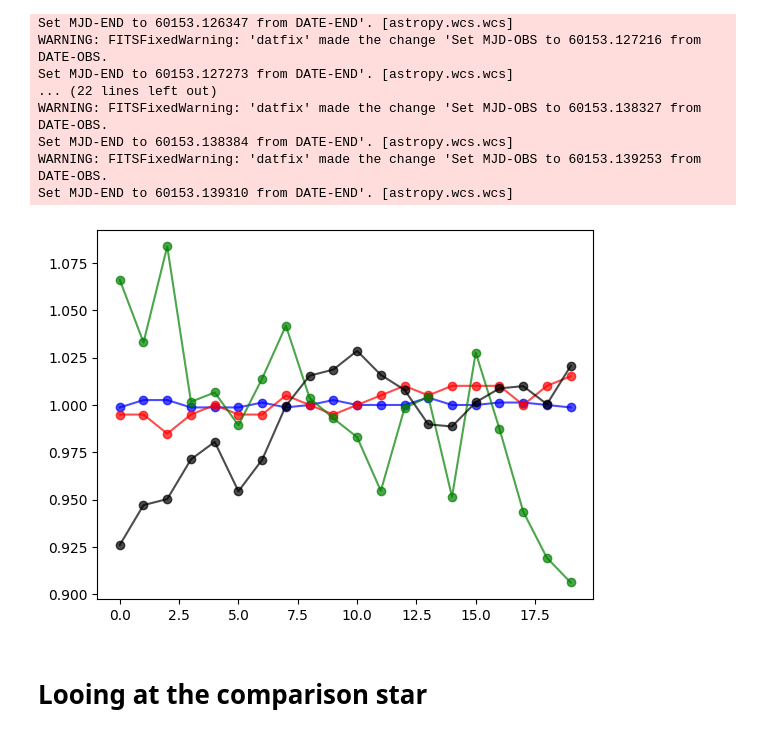
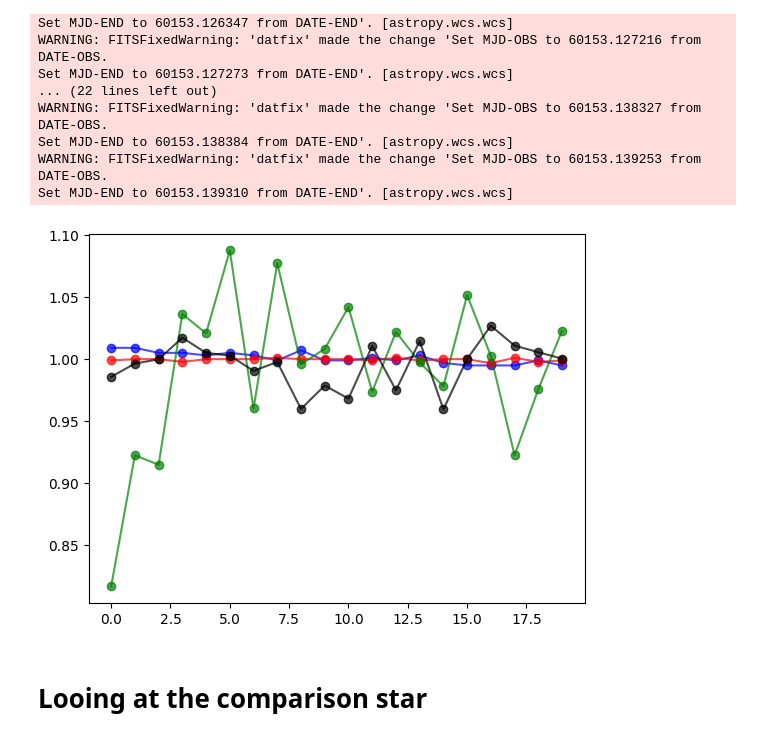
Before and after one commit to DBernardes/Tools-for-the-MOPTOP-pipeline-products, a Jupyter notebook: photometry_extraction.ipynb, the cells around one changed output. Drawn from its saved outputs; the diff is of its cells as text; code cells hidden in the pictures.

```diff
--- a/photometry_extraction.ipynb
+++ b/photometry_extraction.ipynb
@@ -135,22 +135,22 @@ Set MJD-END to 60153.139310 from DATE-END'. [astropy.wcs.wcs]
 # %%
 import pandas as pd
 import matplotlib.pyplot as plt
 
-file = os.path.join(src_path, "..", "photometry", "comparison3_cam3.csv")
+file = os.path.join(src_path, "..", "photometry", "comparison1_cam3.csv")
 df = pd.read_csv(file)
 x, y, radius, photons = df["xcoord"], df["ycoord"], df["psf_radius"], df["star_photons"]
 x /= np.median(x)
 y /= np.median(y)
 radius /= np.median(radius)
 photons /= np.median(photons)
 plt.plot(x, "b-o", alpha=0.7)
 plt.plot(y, "r-o", alpha=0.7)
 plt.plot(radius, "g-o", alpha=0.7)
 plt.plot(photons, "k-o", alpha=0.7)
 
 plt.show()
 # %% [output]
-[figure, old version]
+[figure, new version]
 # %% [markdown]
 # Looing at the comparison star
 # %%
```
Also changed, not shown: parts of 1 cell of this notebook.
